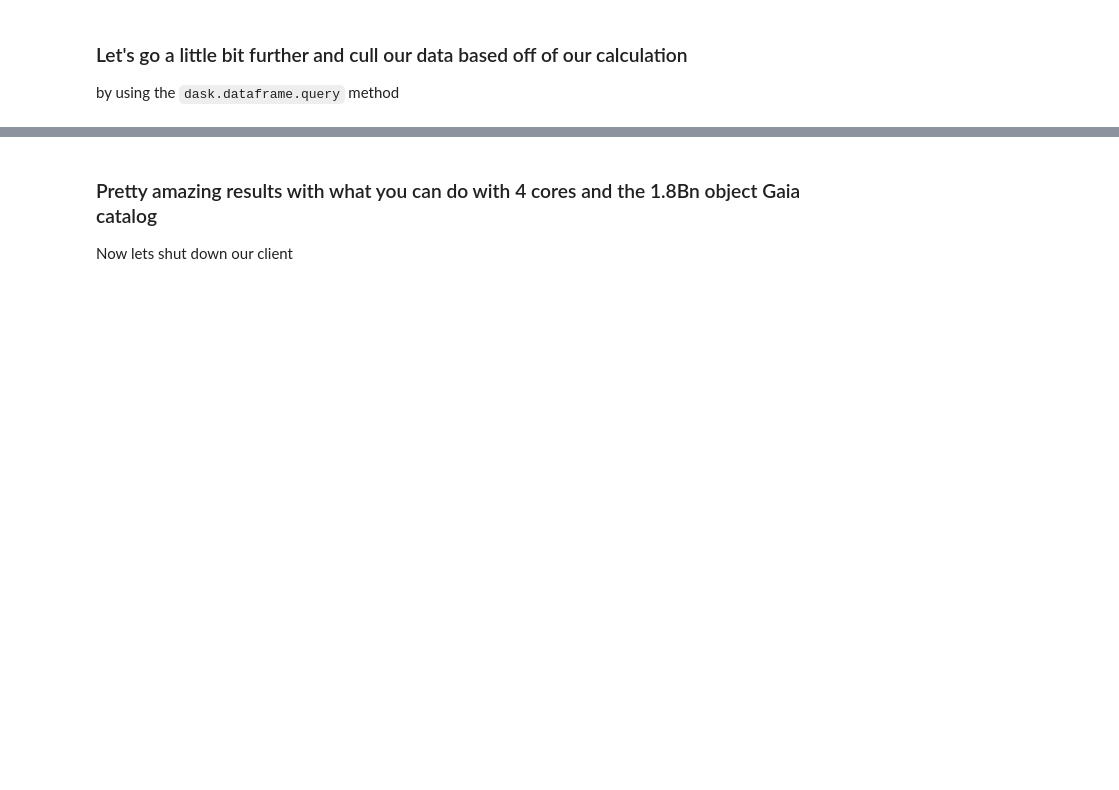
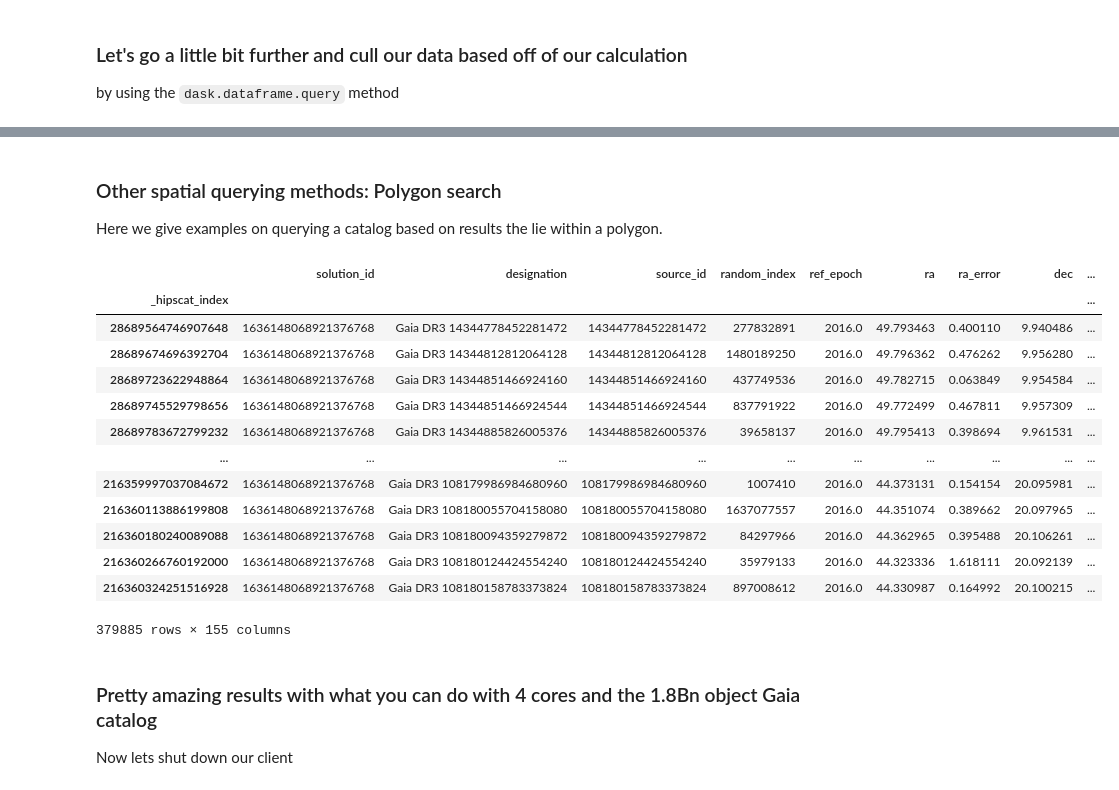
Before and after one commit to swyatt7/ADASS_LSDB_tutorial, a Jupyter notebook: nb/section2.ipynb, the cells around one changed output, grey strips where cells are left out. Cells and saved outputs as stored; diff of their text form; code cells hidden in the pictures; blank space fills up the shorter version.

```diff
--- a/nb/section2.ipynb
+++ b/nb/section2.ipynb
@@ -197,3 +184,38 @@ gaia.cone_search(
+# %% [markdown]
+### Other spatial querying methods: Polygon search
+
+Here we give examples on querying a catalog based on results the lie within a polygon.
+# %%
+import astropy
+import numpy as np
+
+spherical_polygon = [
+    [40, 50, 50, 40], #RA's
+    [10, 10, 20, 20], #DECS
+]
+cartesian_polygon = astropy.coordinates.spherical_to_cartesian(
+    1,                                #radial component
+    np.deg2rad(spherical_polygon[1]), #LAT - DECs
+    np.deg2rad(spherical_polygon[0]), #LON - RAs
+)
+gaia.polygon_search(
+    np.array(cartesian_polygon).T
+).compute()
+# %% [output]
+|  | solution_id | designation | source_id | random_index | ref_epoch | ra | ra_error | dec | ... |
+| _hipscat_index |  |  |  |  |  |  |  |  | ... |
+| 28689564746907648 | 1636148068921376768 | Gaia DR3 14344778452281472 | 14344778452281472 | 277832891 | 2016.0 | 49.793463 | 0.400110 | 9.940486 | ... |
+| 28689674696392704 | 1636148068921376768 | Gaia DR3 14344812812064128 | 14344812812064128 | 1480189250 | 2016.0 | 49.796362 | 0.476262 | 9.956280 | ... |
+| 28689723622948864 | 1636148068921376768 | Gaia DR3 14344851466924160 | 14344851466924160 | 437749536 | 2016.0 | 49.782715 | 0.063849 | 9.954584 | ... |
+| 28689745529798656 | 1636148068921376768 | Gaia DR3 14344851466924544 | 14344851466924544 | 837791922 | 2016.0 | 49.772499 | 0.467811 | 9.957309 | ... |
+| 28689783672799232 | 1636148068921376768 | Gaia DR3 14344885826005376 | 14344885826005376 | 39658137 | 2016.0 | 49.795413 | 0.398694 | 9.961531 | ... |
+| ... | ... | ... | ... | ... | ... | ... | ... | ... | ... |
+| 216359997037084672 | 1636148068921376768 | Gaia DR3 108179986984680960 | 108179986984680960 | 1007410 | 2016.0 | 44.373131 | 0.154154 | 20.095981 | ... |
+| 216360113886199808 | 1636148068921376768 | Gaia DR3 108180055704158080 | 108180055704158080 | 1637077557 | 2016.0 | 44.351074 | 0.389662 | 20.097965 | ... |
+| 216360180240089088 | 1636148068921376768 | Gaia DR3 108180094359279872 | 108180094359279872 | 84297966 | 2016.0 | 44.362965 | 0.395488 | 20.106261 | ... |
+| 216360266760192000 | 1636148068921376768 | Gaia DR3 108180124424554240 | 108180124424554240 | 35979133 | 2016.0 | 44.323336 | 1.618111 | 20.092139 | ... |
+| 216360324251516928 | 1636148068921376768 | Gaia DR3 108180158783373824 | 108180158783373824 | 897008612 | 2016.0 | 44.330987 | 0.164992 | 20.100215 | ... |
+379885 rows × 155 columns
 # %% [markdown]
 ### Pretty amazing results with what you can do with 4 cores and the 1.8Bn object Gaia catalog
 
```
Also changed, not shown: parts of 14 cells of this notebook, 2 other files.
